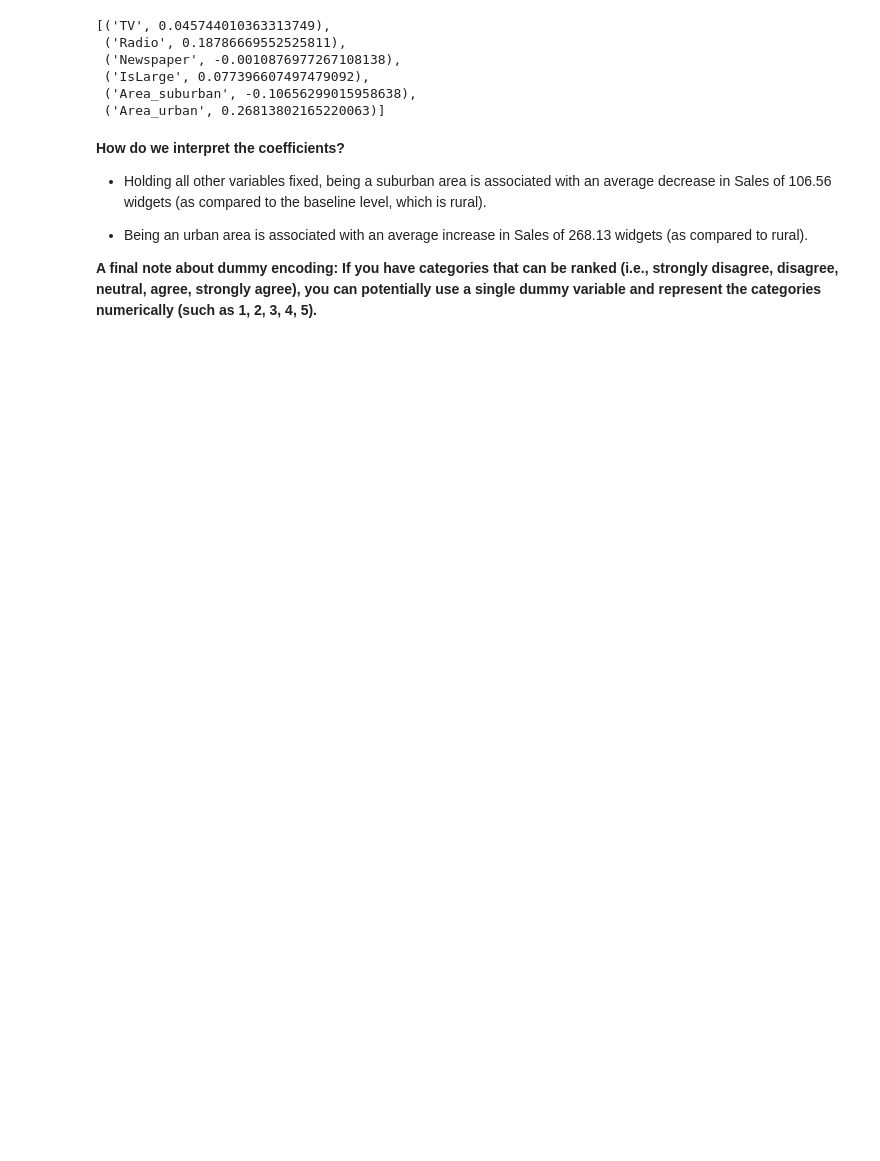
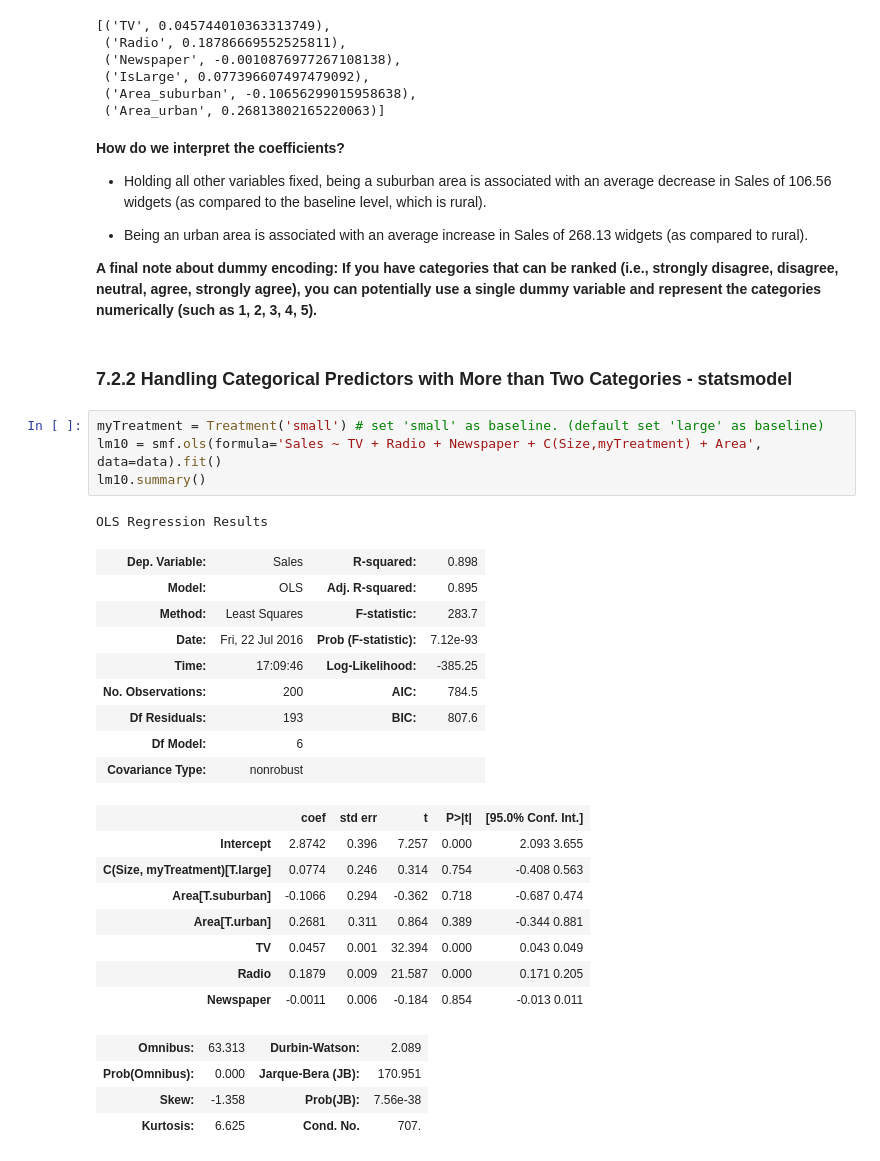
Before and after one commit to felixfan/scripts, a Jupyter notebook: python/ipynb/linear-regression-sklearn-statsmodels.ipynb, the cells around one changed output. Cells and saved outputs as stored; diff of their text form; blank space fills up the shorter version.

Commit message:
handling categorical variables

```diff
--- a/python/ipynb/linear-regression-sklearn-statsmodels.ipynb
+++ b/python/ipynb/linear-regression-sklearn-statsmodels.ipynb
@@ -547,3 +650,32 @@ zip(feature_cols3, lm6.coef_)
 - Being an urban area is associated with an average increase in Sales of 268.13 widgets (as compared to rural).
 
 **A final note about dummy encoding: If you have categories that can be ranked (i.e., strongly disagree, disagree, neutral, agree, strongly agree), you can potentially use a single dummy variable and represent the categories numerically (such as 1, 2, 3, 4, 5).**
+# %% [markdown]
+### 7.2.2 Handling Categorical Predictors with More than Two Categories - statsmodel
+# %%
+myTreatment = Treatment('small') # set 'small' as baseline. (default set 'large' as baseline)
+lm10 = smf.ols(formula='Sales ~ TV + Radio + Newspaper + C(Size,myTreatment) + Area', data=data).fit()
+lm10.summary()
+# %% [output]
+OLS Regression Results
+| Dep. Variable: | Sales | R-squared: | 0.898 |
+| Model: | OLS | Adj. R-squared: | 0.895 |
+| Method: | Least Squares | F-statistic: | 283.7 |
+| Date: | Fri, 22 Jul 2016 | Prob (F-statistic): | 7.12e-93 |
+| Time: | 17:09:46 | Log-Likelihood: | -385.25 |
+| No. Observations: | 200 | AIC: | 784.5 |
+| Df Residuals: | 193 | BIC: | 807.6 |
+| Df Model: | 6 |  |  |
+| Covariance Type: | nonrobust |  |  |
+|  | coef | std err | t | P>|t| | [95.0% Conf. Int.] |
+| Intercept | 2.8742 | 0.396 | 7.257 | 0.000 | 2.093 3.655 |
+| C(Size, myTreatment)[T.large] | 0.0774 | 0.246 | 0.314 | 0.754 | -0.408 0.563 |
+| Area[T.suburban] | -0.1066 | 0.294 | -0.362 | 0.718 | -0.687 0.474 |
+| Area[T.urban] | 0.2681 | 0.311 | 0.864 | 0.389 | -0.344 0.881 |
+| TV | 0.0457 | 0.001 | 32.394 | 0.000 | 0.043 0.049 |
+| Radio | 0.1879 | 0.009 | 21.587 | 0.000 | 0.171 0.205 |
+| Newspaper | -0.0011 | 0.006 | -0.184 | 0.854 | -0.013 0.011 |
+| Omnibus: | 63.313 | Durbin-Watson: | 2.089 |
+| Prob(Omnibus): | 0.000 | Jarque-Bera (JB): | 170.951 |
+| Skew: | -1.358 | Prob(JB): | 7.56e-38 |
+| Kurtosis: | 6.625 | Cond. No. | 707. |
```
Also changed, not shown: parts of 20 cells of this notebook.
